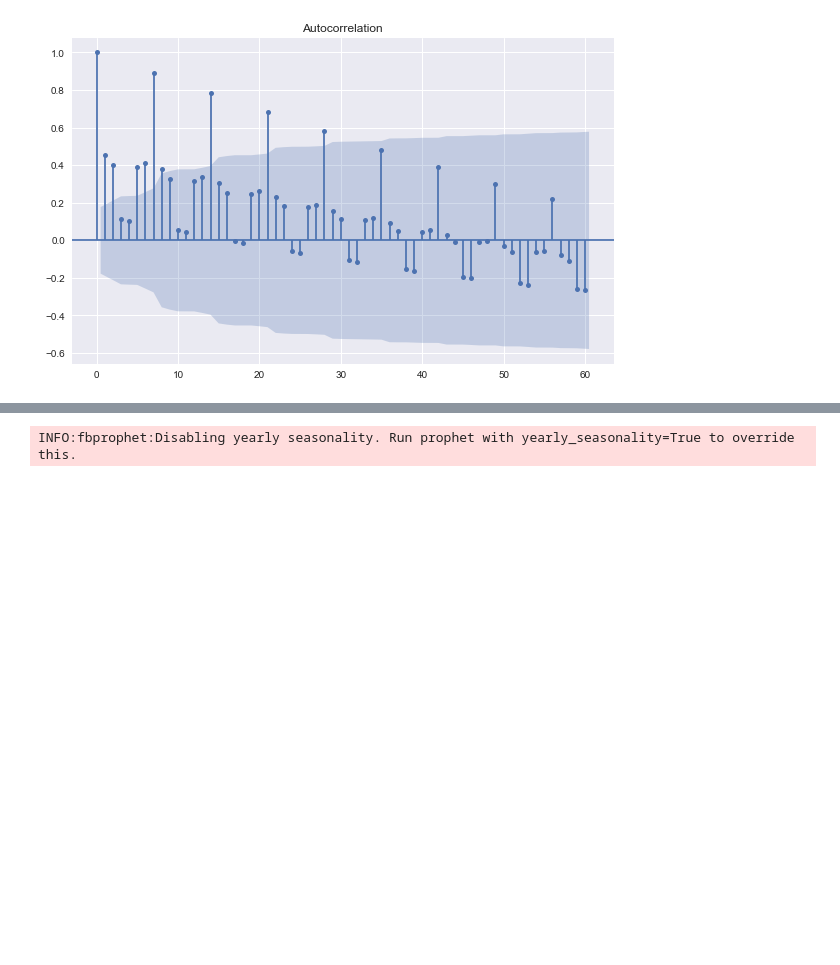
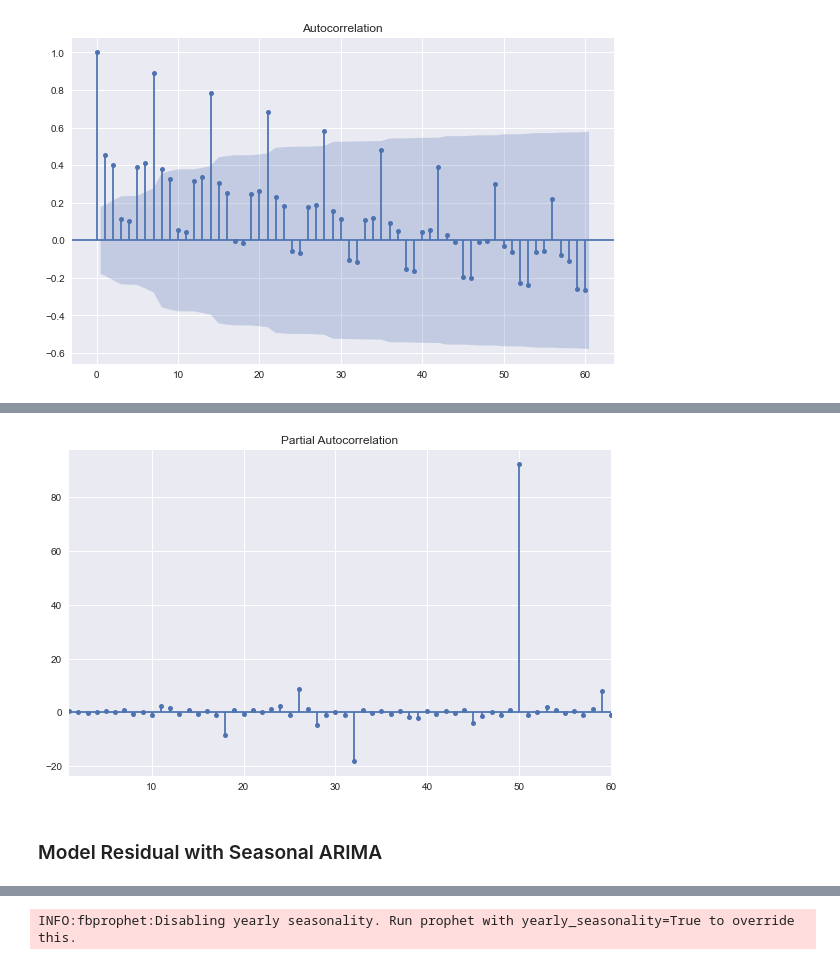
Before and after one commit to edxu96/elec_consumption, a Jupyter notebook: 01_forecast.ipynb, the cells around one changed output, grey strips where cells are left out. Cells and saved outputs as stored; diff of their text form; code cells hidden in the pictures; blank space fills up the shorter version.

Commit message:
Residual analysis of Prophet results (#89)

```diff
--- a/01_forecast.ipynb
+++ b/01_forecast.ipynb
@@ -105,0 +99,4 @@ plot_pacf(data['resDaily'], lags=60);
+# %%
+#hide
+fig, ax = plt.subplots(1, 1)
+fig = plot_pacf(data['resDaily'], lags=60, ax=ax);
@@ -105,0 +105,8 @@ plot_pacf(data['resDaily'], lags=60);
+# %%
+#hide_input
+ax.set_xlim([1, 60]);
+fig
+# %% [output]
+[figure, added]
+# %% [markdown]
+### Model Residual with Seasonal ARIMA
```
Also changed, not shown: parts of 17 cells of this notebook, 3 other files.
